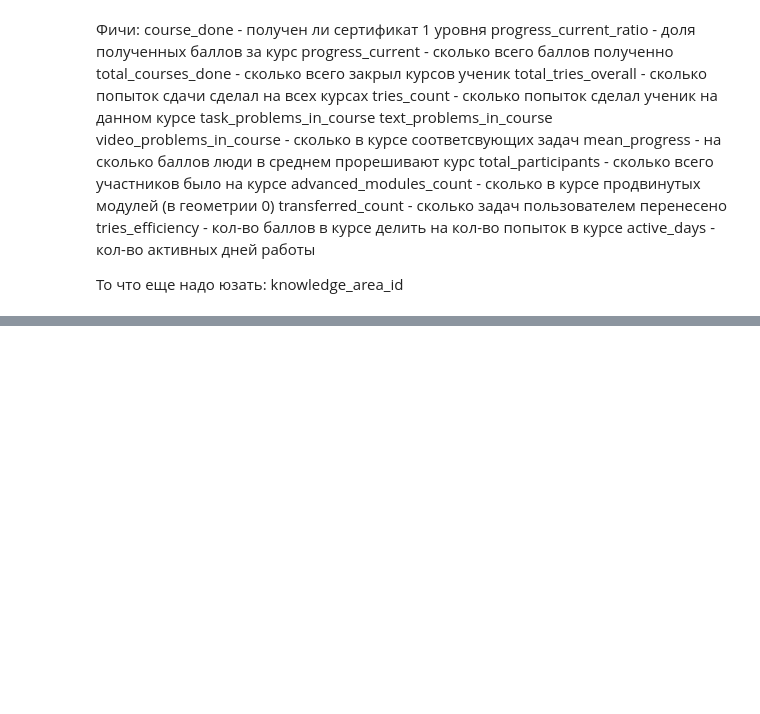
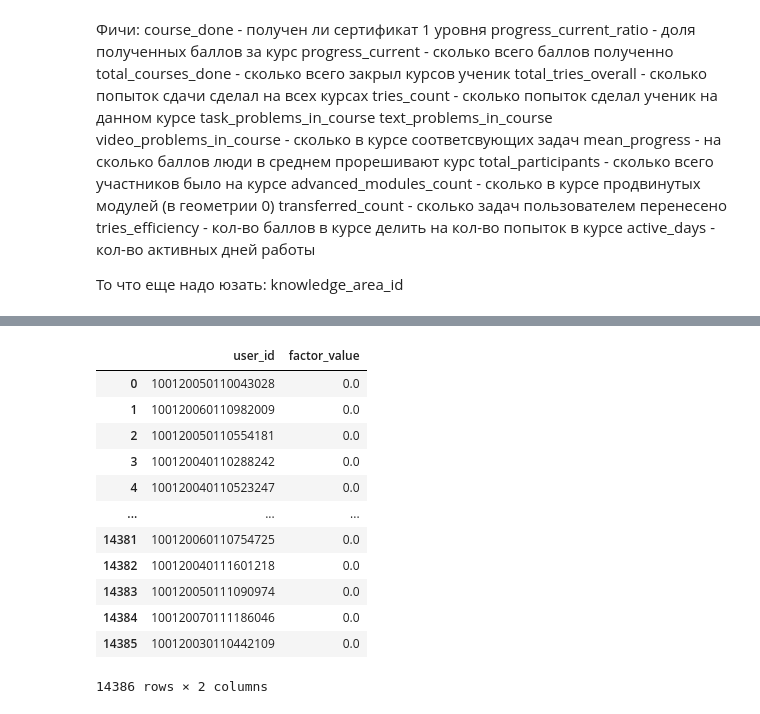
Before and after one commit to Uhbifg/sirius_2021_metric, a Jupyter notebook: data_explore.ipynb, the cells around one changed output, grey strips where cells are left out. Cells and saved outputs as stored; diff of their text form; code cells hidden in the pictures; blank space fills up the shorter version.

```diff
--- a/data_explore.ipynb
+++ b/data_explore.ipynb
@@ -416,0 +515,16 @@ u_course_progress.to_csv("to_combine/user_course_progress_done.csv", index=None)
+# %%
+result
+# %% [output]
+|  | user_id | factor_value |
+| 0 | 100120050110043028 | 0.0 |
+| 1 | 100120060110982009 | 0.0 |
+| 2 | 100120050110554181 | 0.0 |
+| 3 | 100120040110288242 | 0.0 |
+| 4 | 100120040110523247 | 0.0 |
+| ... | ... | ... |
+| 14381 | 100120060110754725 | 0.0 |
+| 14382 | 100120040111601218 | 0.0 |
+| 14383 | 100120050111090974 | 0.0 |
+| 14384 | 100120070111186046 | 0.0 |
+| 14385 | 100120030110442109 | 0.0 |
+14386 rows × 2 columns
```
Also changed, not shown: parts of 10 cells of this notebook.
